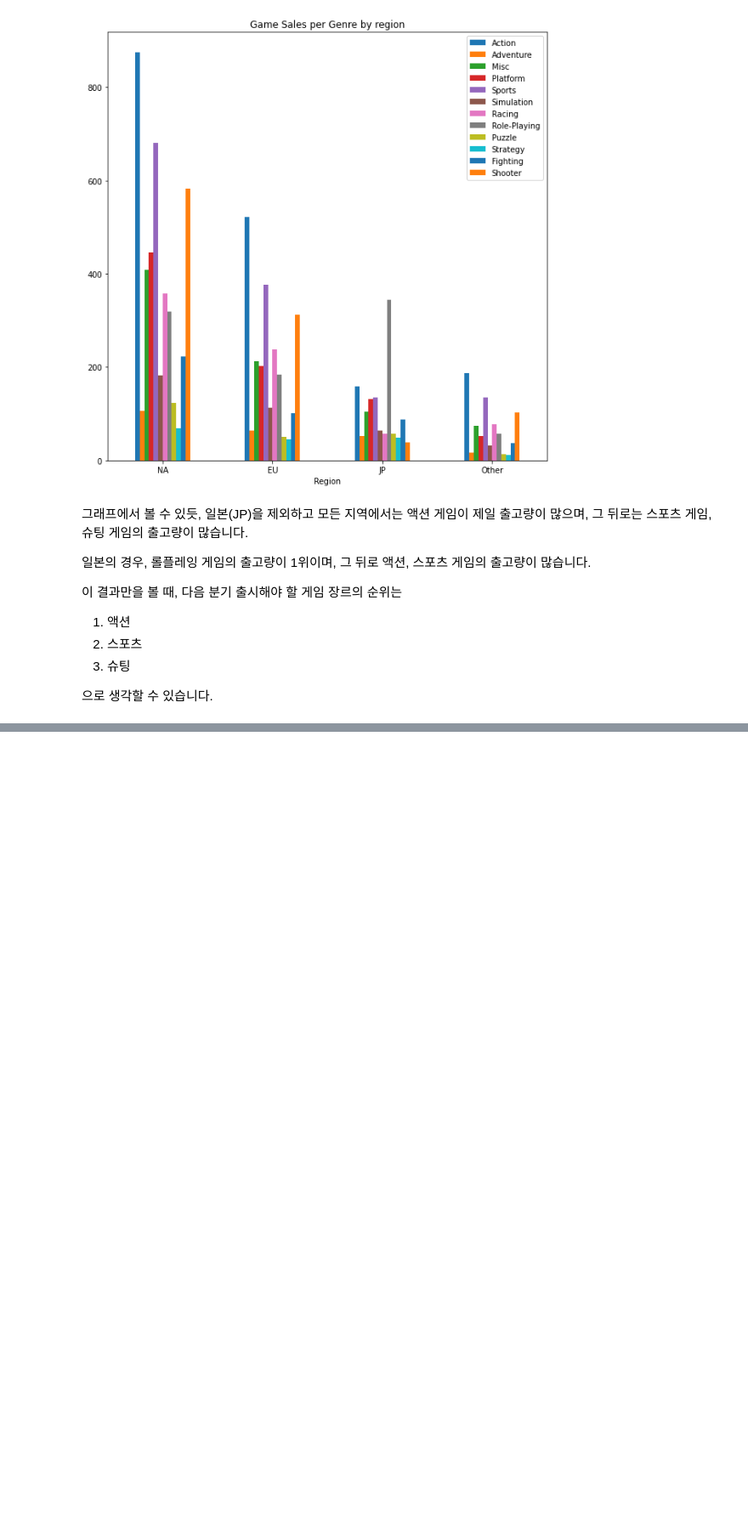
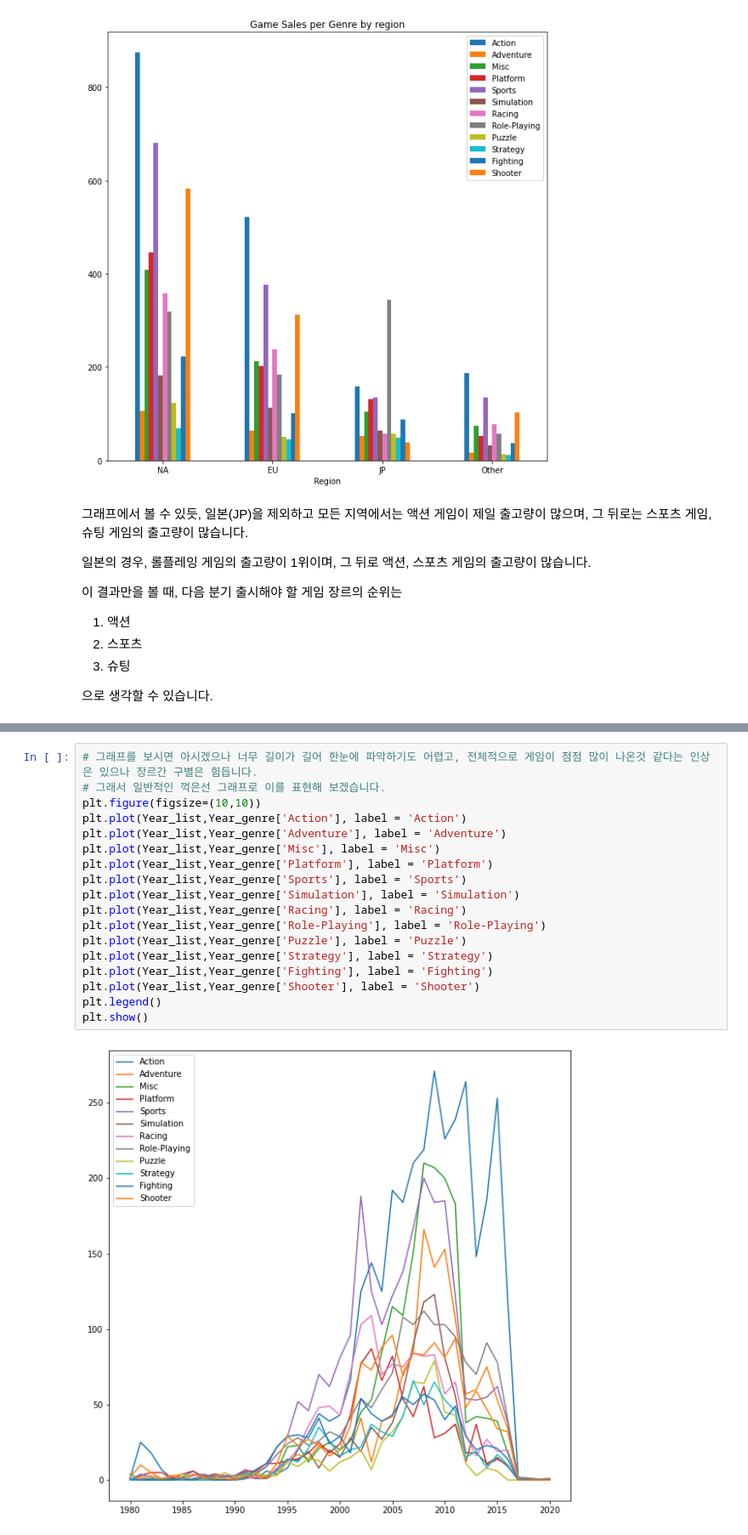
Before and after one commit to Lemonfry/ds-section1-project, a Jupyter notebook: section1-project.ipynb, the cells around one changed output, grey strips where cells are left out. Shown at 85% size. Drawn from its saved outputs; the diff is of its cells as text; blank space fills up the shorter version.

```diff
--- a/section1-project.ipynb
+++ b/section1-project.ipynb
@@ -233,0 +546,20 @@ AxesSubplot(0.125,0.125;0.775x0.755)
+# %%
+# 그래프를 보시면 아시겠으나 너무 길이가 길어 한눈에 파악하기도 어렵고, 전체적으로 게임이 점점 많이 나온것 같다는 인상은 있으나 장르간 구별은 힘듭니다.
+# 그래서 일반적인 꺽은선 그래프로 이를 표현해 보겠습니다.
+plt.figure(figsize=(10,10))
+plt.plot(Year_list,Year_genre['Action'], label = 'Action')
+plt.plot(Year_list,Year_genre['Adventure'], label = 'Adventure')
+plt.plot(Year_list,Year_genre['Misc'], label = 'Misc')
+plt.plot(Year_list,Year_genre['Platform'], label = 'Platform')
+plt.plot(Year_list,Year_genre['Sports'], label = 'Sports')
+plt.plot(Year_list,Year_genre['Simulation'], label = 'Simulation')
+plt.plot(Year_list,Year_genre['Racing'], label = 'Racing')
+plt.plot(Year_list,Year_genre['Role-Playing'], label = 'Role-Playing')
+plt.plot(Year_list,Year_genre['Puzzle'], label = 'Puzzle')
+plt.plot(Year_list,Year_genre['Strategy'], label = 'Strategy')
+plt.plot(Year_list,Year_genre['Fighting'], label = 'Fighting')
+plt.plot(Year_list,Year_genre['Shooter'], label = 'Shooter')
+plt.legend()
+plt.show()
+# %% [output]
+[figure, added]
```
Also changed, not shown: parts of 21 cells of this notebook.
